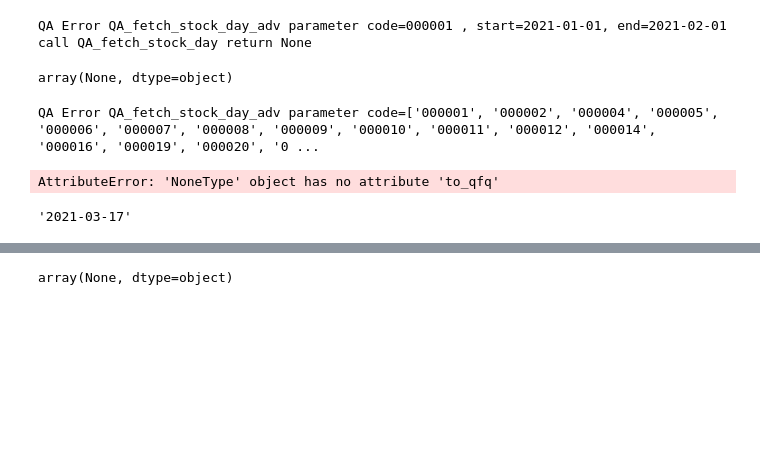
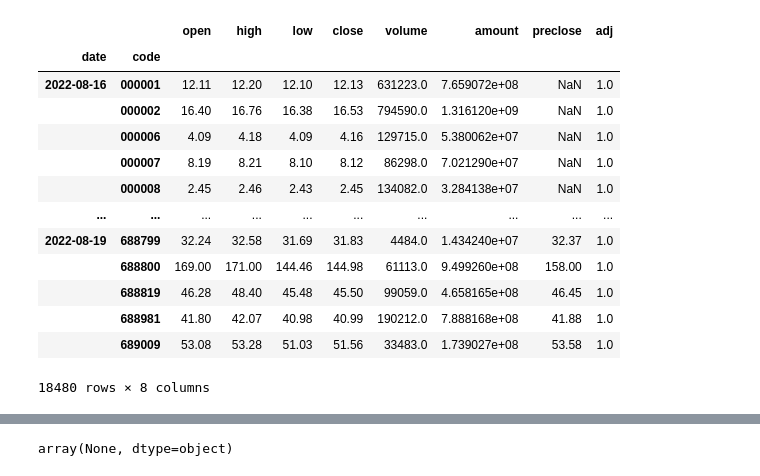
Before and after one commit to nuswgg/quants_qa, a Jupyter notebook: QA/QA how to select stock.ipynb, the cells around one changed output, grey strips where cells are left out. Cells and saved outputs as stored; diff of their text form; code cells hidden in the pictures; blank space fills up the shorter version.

```diff
--- a/QA/QA how to select stock.ipynb
+++ b/QA/QA how to select stock.ipynb
@@ -23,28 +102,15 @@ today = datetime.date.today().strftime('%Y-%m-%d')
 # %%
 # data = QA.QA_fetch_stock_day_adv(hs300,'2020-01-01','2020-09-14')
-data = QA.QA_fetch_stock_day_adv('000001','2021-01-01','2021-02-01')
+# data = QA.QA_fetch_stock_day_adv('000001','2021-01-01','2021-02-01')
-# %% [output]
-QA Error QA_fetch_stock_day_adv parameter code=000001 , start=2021-01-01, end=2021-02-01 call QA_fetch_stock_day return None
-# %%
-QA.QA_fetch_stock_day('000001','2021-01-01','2021-03-01')
-# %% [output]
-array(None, dtype=object)
 # %%
-    # 获取所有股票列表
-    cn_stk_list = QA.QA_fetch_stock_list()
-    # 排除ST和退市股
-    cn_stk_list = cn_stk_list[~cn_stk_list['name'].str.contains('ST|退')]
-    # 获取20天交易日
-    today = datetime.date.today()
-    delta = datetime.timedelta(days=150)
-    start = (today - delta).strftime('%Y-%m-%d')
-    end = today.strftime('%Y-%m-%d')
-    code_list = cn_stk_list.code.to_list()
-    stk_day_all = QA.QA_fetch_stock_day_adv(code_list,start,'2021-03-15').to_qfq()
+# 获取所有股票列表
+cn_stk_list = QA.QA_fetch_stock_list()
+# 排除ST和退市股
+cn_stk_list = cn_stk_list[~cn_stk_list['name'].str.contains('ST|退')]
+# 获取20天交易日
+#     today= datetime.date.today()
+# last_working_day = datetime.date.today()
+# delta = datetime.timedelta(days=3)
+# start = (today - delta).strftime('%Y-%m-%d')
+# end = today.strftime('%Y-%m-%d')
+code_list = cn_stk_list.code.to_list()
-# %% [output]
-QA Error QA_fetch_stock_day_adv parameter code=['000001', '000002', '000004', '000005', '000006', '000007', '000008', '000009', '000010', '000011', '000012', '000014', '000016', '000019', '000020', '0 ...
-AttributeError: 'NoneType' object has no attribute 'to_qfq'
-# %%
-end
-# %% [output]
-'2021-03-17'
@@ -50,0 +120,17 @@ end
+# %%
+stk_day_all.data
+# %% [output]
+|  |  | open | high | low | close | volume | amount | preclose | adj |
+| date | code |  |  |  |  |  |  |  |  |
+| 2022-08-16 | 000001 | 12.11 | 12.20 | 12.10 | 12.13 | 631223.0 | 7.659072e+08 | NaN | 1.0 |
+|  | 000002 | 16.40 | 16.76 | 16.38 | 16.53 | 794590.0 | 1.316120e+09 | NaN | 1.0 |
+|  | 000006 | 4.09 | 4.18 | 4.09 | 4.16 | 129715.0 | 5.380062e+07 | NaN | 1.0 |
+|  | 000007 | 8.19 | 8.21 | 8.10 | 8.12 | 86298.0 | 7.021290e+07 | NaN | 1.0 |
+|  | 000008 | 2.45 | 2.46 | 2.43 | 2.45 | 134082.0 | 3.284138e+07 | NaN | 1.0 |
+| ... | ... | ... | ... | ... | ... | ... | ... | ... | ... |
+| 2022-08-19 | 688799 | 32.24 | 32.58 | 31.69 | 31.83 | 4484.0 | 1.434240e+07 | 32.37 | 1.0 |
+|  | 688800 | 169.00 | 171.00 | 144.46 | 144.98 | 61113.0 | 9.499260e+08 | 158.00 | 1.0 |
+|  | 688819 | 46.28 | 48.40 | 45.48 | 45.50 | 99059.0 | 4.658165e+08 | 46.45 | 1.0 |
+|  | 688981 | 41.80 | 42.07 | 40.98 | 40.99 | 190212.0 | 7.888168e+08 | 41.88 | 1.0 |
+|  | 689009 | 53.08 | 53.28 | 51.03 | 51.56 | 33483.0 | 1.739027e+08 | 53.58 | 1.0 |
+18480 rows × 8 columns
```
Also changed, not shown: parts of 35 cells of this notebook, 5 other files.
